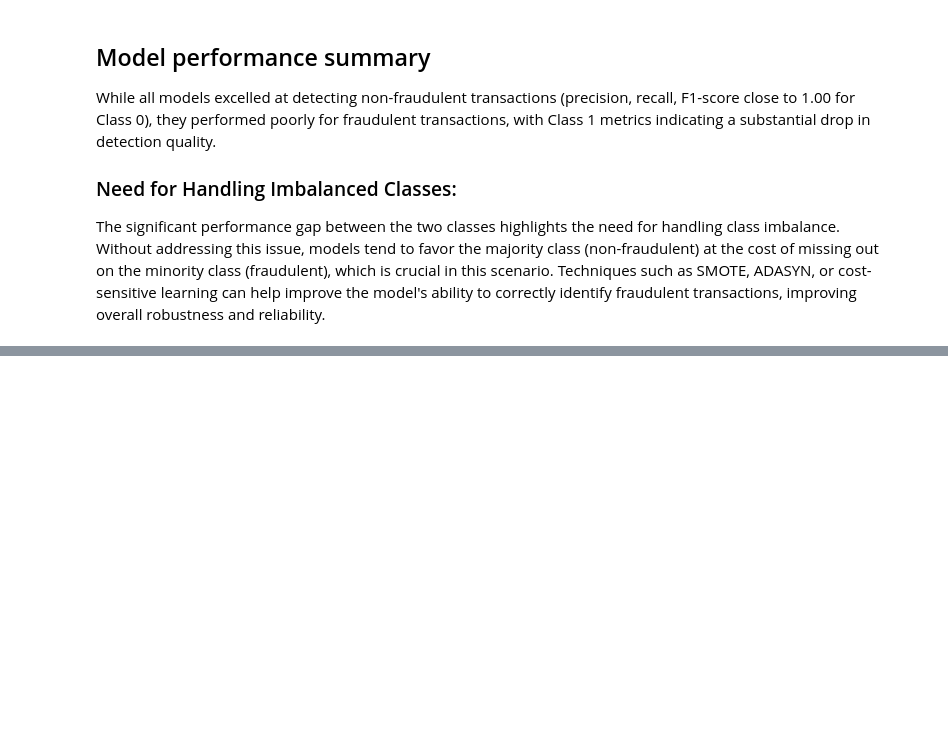
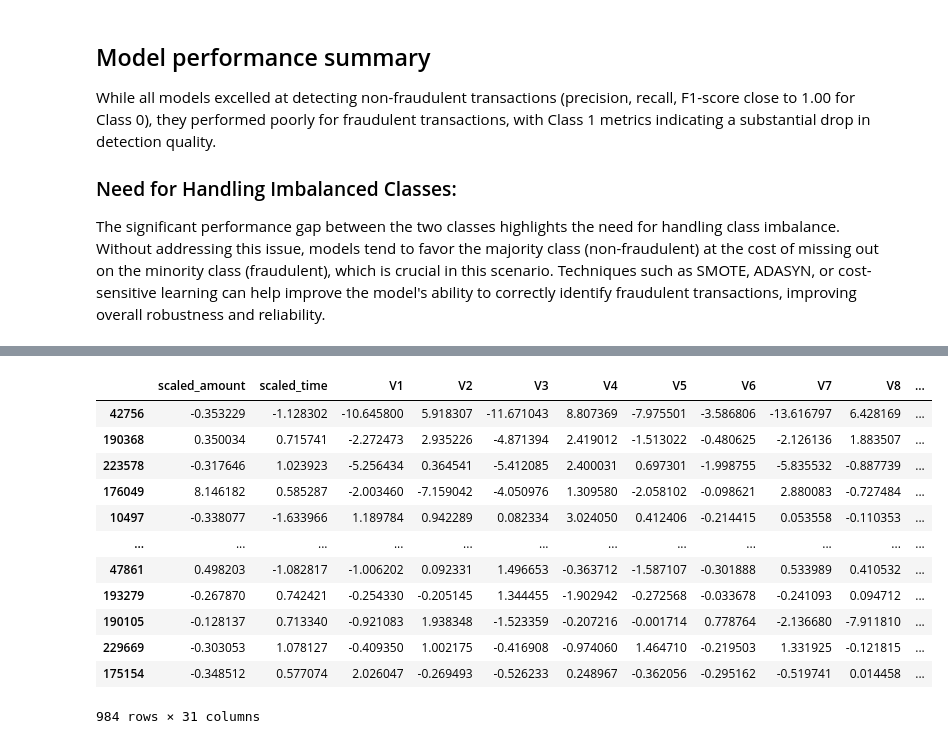
Before and after one commit to NinadGawali/Credit_Card_Fraud, a Jupyter notebook: Program_Files/code.ipynb, the cells around one changed output, grey strips where cells are left out. Saved outputs shown, nothing was run; the diff lists cells and outputs as text; code cells hidden in the pictures; blank space fills up the shorter version.

```diff
--- a/Program_Files/code.ipynb
+++ b/Program_Files/code.ipynb
@@ -444,0 +603,16 @@ The significant performance gap between the two classes highlights the need for
+# %%
+normal_distributed_df
+# %% [output]
+|  | scaled_amount | scaled_time | V1 | V2 | V3 | V4 | V5 | V6 | V7 | V8 | ... |
+| 42756 | -0.353229 | -1.128302 | -10.645800 | 5.918307 | -11.671043 | 8.807369 | -7.975501 | -3.586806 | -13.616797 | 6.428169 | ... |
+| 190368 | 0.350034 | 0.715741 | -2.272473 | 2.935226 | -4.871394 | 2.419012 | -1.513022 | -0.480625 | -2.126136 | 1.883507 | ... |
+| 223578 | -0.317646 | 1.023923 | -5.256434 | 0.364541 | -5.412085 | 2.400031 | 0.697301 | -1.998755 | -5.835532 | -0.887739 | ... |
+| 176049 | 8.146182 | 0.585287 | -2.003460 | -7.159042 | -4.050976 | 1.309580 | -2.058102 | -0.098621 | 2.880083 | -0.727484 | ... |
+| 10497 | -0.338077 | -1.633966 | 1.189784 | 0.942289 | 0.082334 | 3.024050 | 0.412406 | -0.214415 | 0.053558 | -0.110353 | ... |
+| ... | ... | ... | ... | ... | ... | ... | ... | ... | ... | ... | ... |
+| 47861 | 0.498203 | -1.082817 | -1.006202 | 0.092331 | 1.496653 | -0.363712 | -1.587107 | -0.301888 | 0.533989 | 0.410532 | ... |
+| 193279 | -0.267870 | 0.742421 | -0.254330 | -0.205145 | 1.344455 | -1.902942 | -0.272568 | -0.033678 | -0.241093 | 0.094712 | ... |
+| 190105 | -0.128137 | 0.713340 | -0.921083 | 1.938348 | -1.523359 | -0.207216 | -0.001714 | 0.778764 | -2.136680 | -7.911810 | ... |
+| 229669 | -0.303053 | 1.078127 | -0.409350 | 1.002175 | -0.416908 | -0.974060 | 1.464710 | -0.219503 | 1.331925 | -0.121815 | ... |
+| 175154 | -0.348512 | 0.577074 | 2.026047 | -0.269493 | -0.526233 | 0.248967 | -0.362056 | -0.295162 | -0.519741 | 0.014458 | ... |
+984 rows × 31 columns
```
Also changed, not shown: parts of 37 cells of this notebook.
